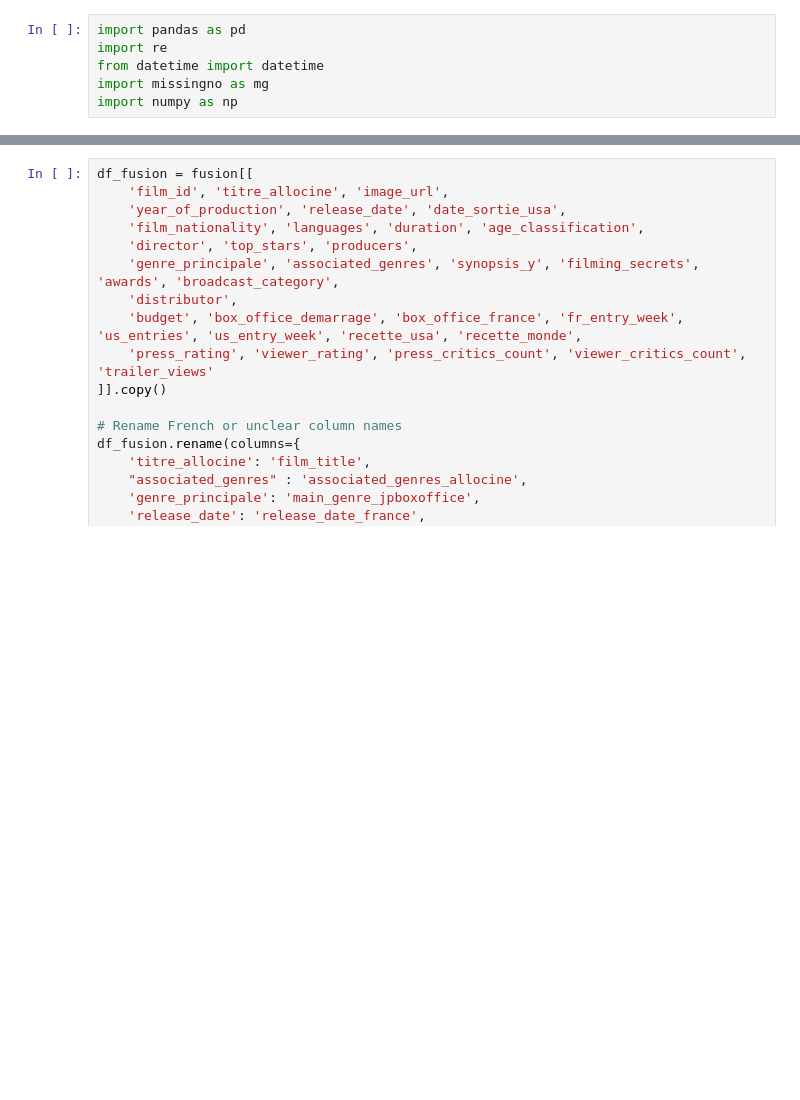
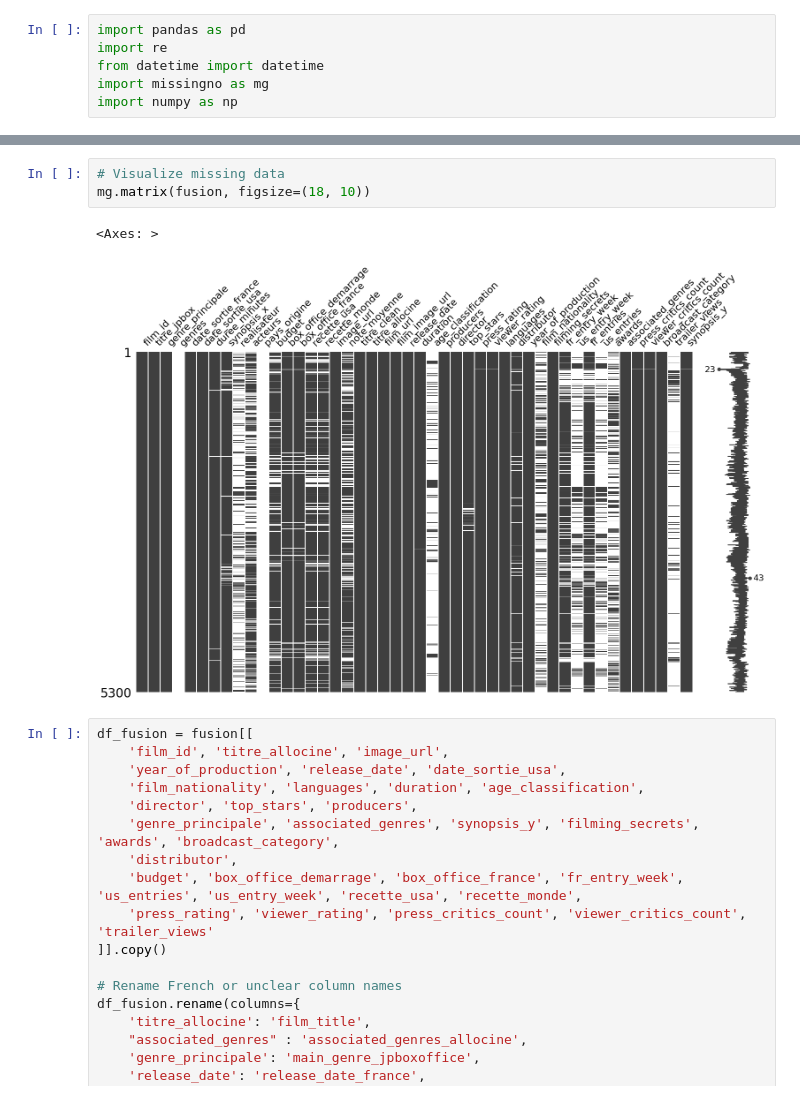
Before and after one commit to MichAdebayo/new-is-always-better, a Jupyter notebook: scraping/allocinescraper/cleaner.ipynb, the cells around one changed output, grey strips where cells are left out. Drawn from its saved outputs; the diff is of its cells as text; blank space fills up the shorter version.

```diff
--- a/scraping/allocinescraper/cleaner.ipynb
+++ b/scraping/allocinescraper/cleaner.ipynb
@@ -16,6 +20,12 @@ fusion.head()
 | 2 | 19775 | L'Art du mensonge | Drame | NaN | 01/01/2020 | 15/11/2019 | 50.0 | ... |
 | 3 | 11195 | Une vie toute neuve | Drame | NaN | 06/01/2010 | 00/00/0000 | 32.0 | ... |
 | 4 | 11019 | New York, I Love You | Court-métrage | NaN | 14/04/2010 | 16/10/2009 | 40.0 | ... |
+# %%
+# Visualize missing data
+mg.matrix(fusion, figsize=(18, 10))
+# %% [output]
+<Axes: >
+[figure, added]
 # %%
 df_fusion = fusion[[
     'film_id', 'titre_allocine', 'image_url',
```
Also changed, not shown: parts of 17 cells of this notebook, 1 other file.
